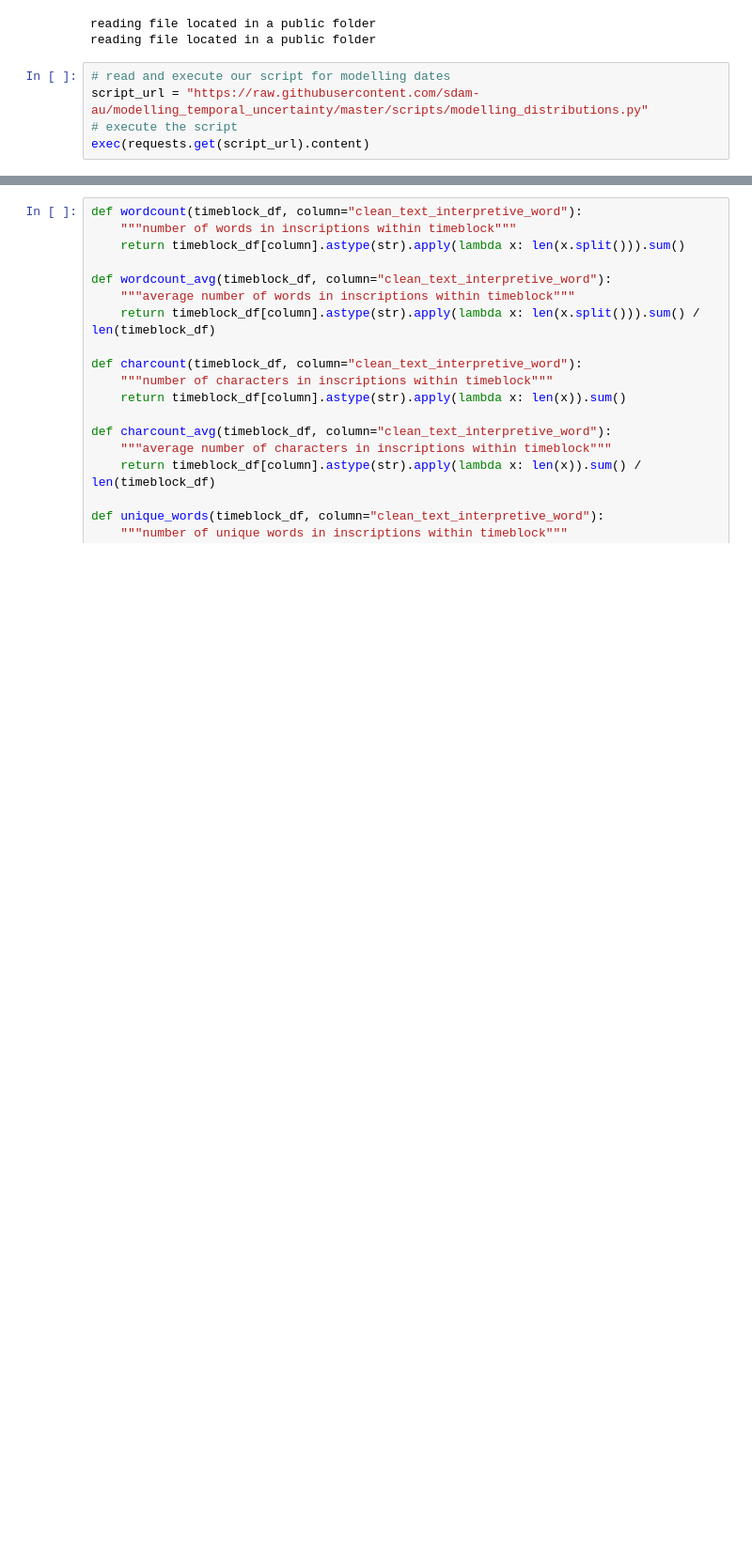
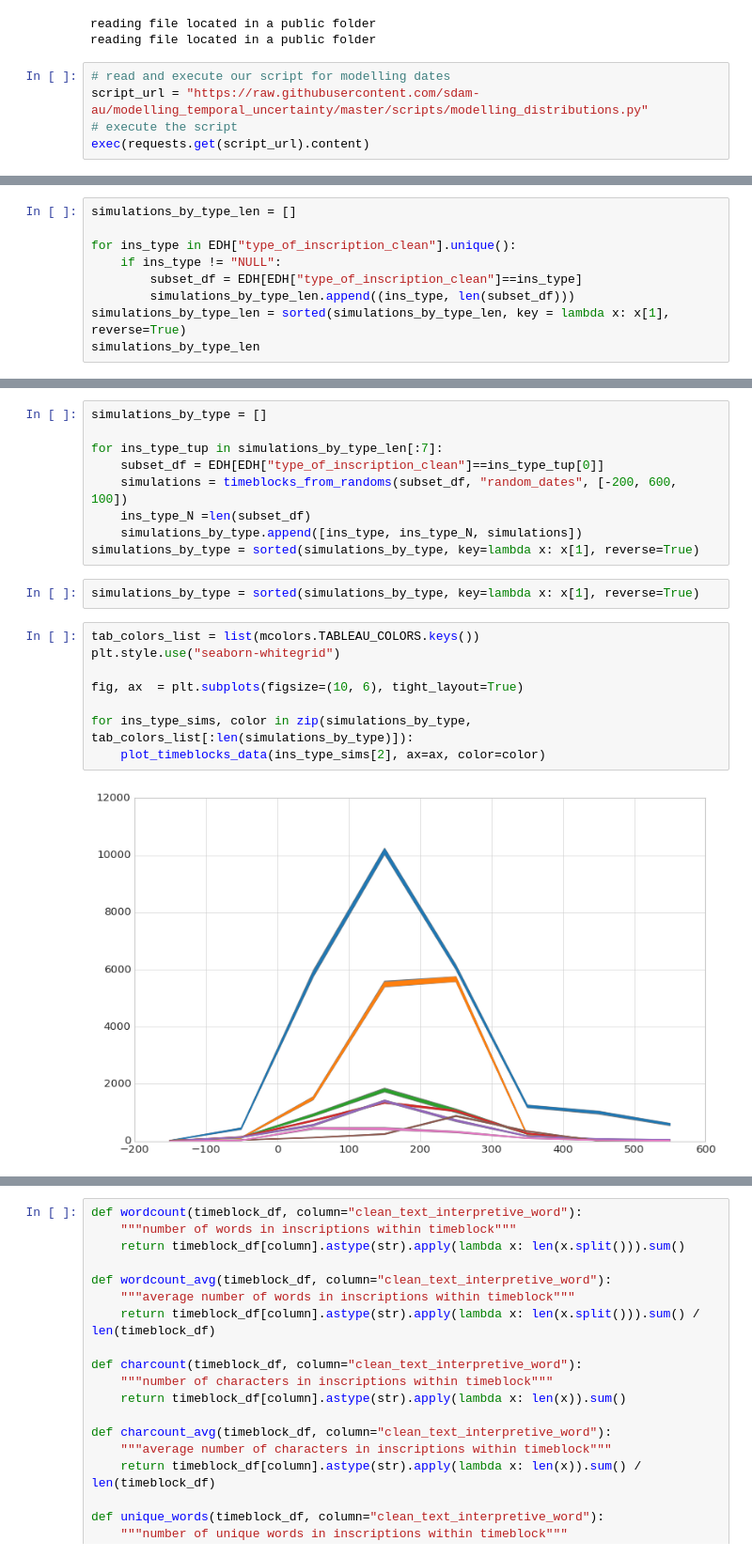
Before and after one commit to sdam-au/LI_ETL, a Jupyter notebook: scripts/1_5_py_WORDS&OCCUPATIONS_TEMPORAL.ipynb, the cells around one changed output, grey strips where cells are left out. Shown: that part at 94% size. Drawn from its saved outputs; the diff is of its cells as text; blank space fills up the shorter version.

Commit message:
inscription types by centuries - first plot

```diff
--- a/scripts/1_5_py_WORDS&OCCUPATIONS_TEMPORAL.ipynb
+++ b/scripts/1_5_py_WORDS&OCCUPATIONS_TEMPORAL.ipynb
@@ -53,0 +91,9 @@ exec(requests.get(script_url).content)
+# %%
+simulations_by_type_len = []
+
+for ins_type in EDH["type_of_inscription_clean"].unique():
+    if ins_type != "NULL":
+        subset_df = EDH[EDH["type_of_inscription_clean"]==ins_type]
+        simulations_by_type_len.append((ins_type, len(subset_df)))
+simulations_by_type_len = sorted(simulations_by_type_len, key = lambda x: x[1], reverse=True)
+simulations_by_type_len
@@ -53,0 +118,21 @@ exec(requests.get(script_url).content)
+# %%
+simulations_by_type = []
+
+for ins_type_tup in simulations_by_type_len[:7]:
+    subset_df = EDH[EDH["type_of_inscription_clean"]==ins_type_tup[0]]
+    simulations = timeblocks_from_randoms(subset_df, "random_dates", [-200, 600, 100])
+    ins_type_N =len(subset_df)
+    simulations_by_type.append([ins_type, ins_type_N, simulations])
+simulations_by_type = sorted(simulations_by_type, key=lambda x: x[1], reverse=True)
+# %%
+simulations_by_type = sorted(simulations_by_type, key=lambda x: x[1], reverse=True)
+# %%
+tab_colors_list = list(mcolors.TABLEAU_COLORS.keys())
+plt.style.use("seaborn-whitegrid")
+
+fig, ax  = plt.subplots(figsize=(10, 6), tight_layout=True)
+
+for ins_type_sims, color in zip(simulations_by_type, tab_colors_list[:len(simulations_by_type)]):
+    plot_timeblocks_data(ins_type_sims[2], ax=ax, color=color)
+# %% [output]
+[figure, added]
```
Also changed, not shown: parts of 7 cells of this notebook.
